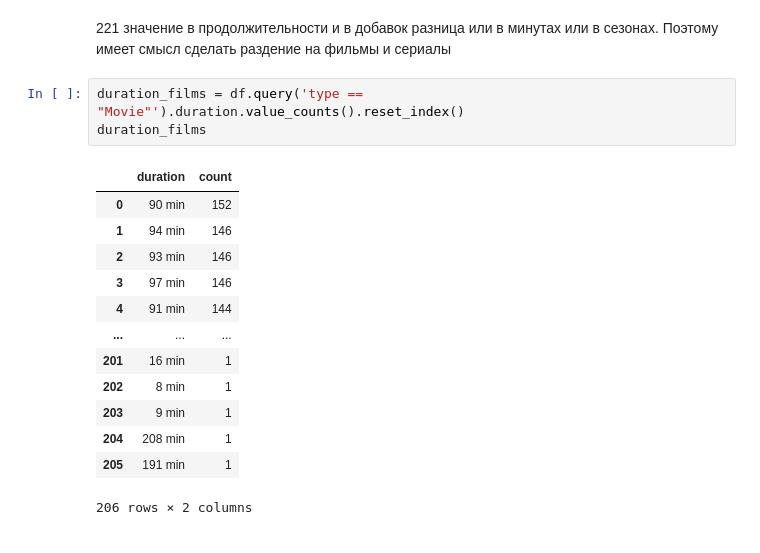
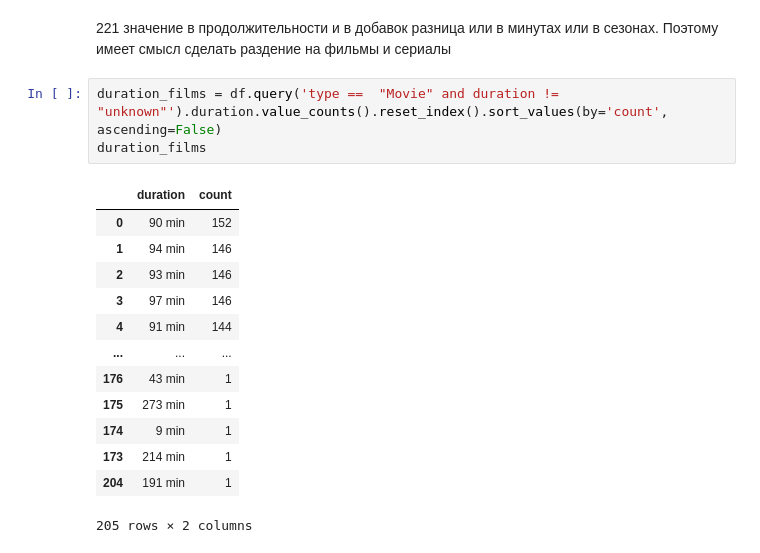
Before and after one commit to konstantin-novikov/pet-project, a Jupyter notebook: nerfli.ipynb, the cells around one changed output. Saved outputs shown, nothing was run; the diff lists cells and outputs as text.

```diff
--- a/nerfli.ipynb
+++ b/nerfli.ipynb
@@ -309,19 +322,19 @@ df.duration.value_counts().reset_index()
 # %% [markdown]
 221 значение в продолжительности и в добавок разница или в минутах или в сезонах. Поэтому имеет смысл сделать раздение на фильмы и сериалы
 # %%
-duration_films = df.query('type ==  "Movie"').duration.value_counts().reset_index()
+duration_films = df.query('type ==  "Movie" and duration !=  "unknown"').duration.value_counts().reset_index().sort_values(by='count', ascending=False)
 duration_films
 # %% [output]
 |  | duration | count |
 | 0 | 90 min | 152 |
 | 1 | 94 min | 146 |
 | 2 | 93 min | 146 |
 | 3 | 97 min | 146 |
 | 4 | 91 min | 144 |
 | ... | ... | ... |
-| 201 | 16 min | 1 |
-| 202 | 8 min | 1 |
-| 203 | 9 min | 1 |
-| 204 | 208 min | 1 |
-| 205 | 191 min | 1 |
+| 176 | 43 min | 1 |
+| 175 | 273 min | 1 |
+| 174 | 9 min | 1 |
+| 173 | 214 min | 1 |
+| 204 | 191 min | 1 |
-206 rows × 2 columns
+205 rows × 2 columns
```
Also changed, not shown: parts of 12 cells of this notebook.
